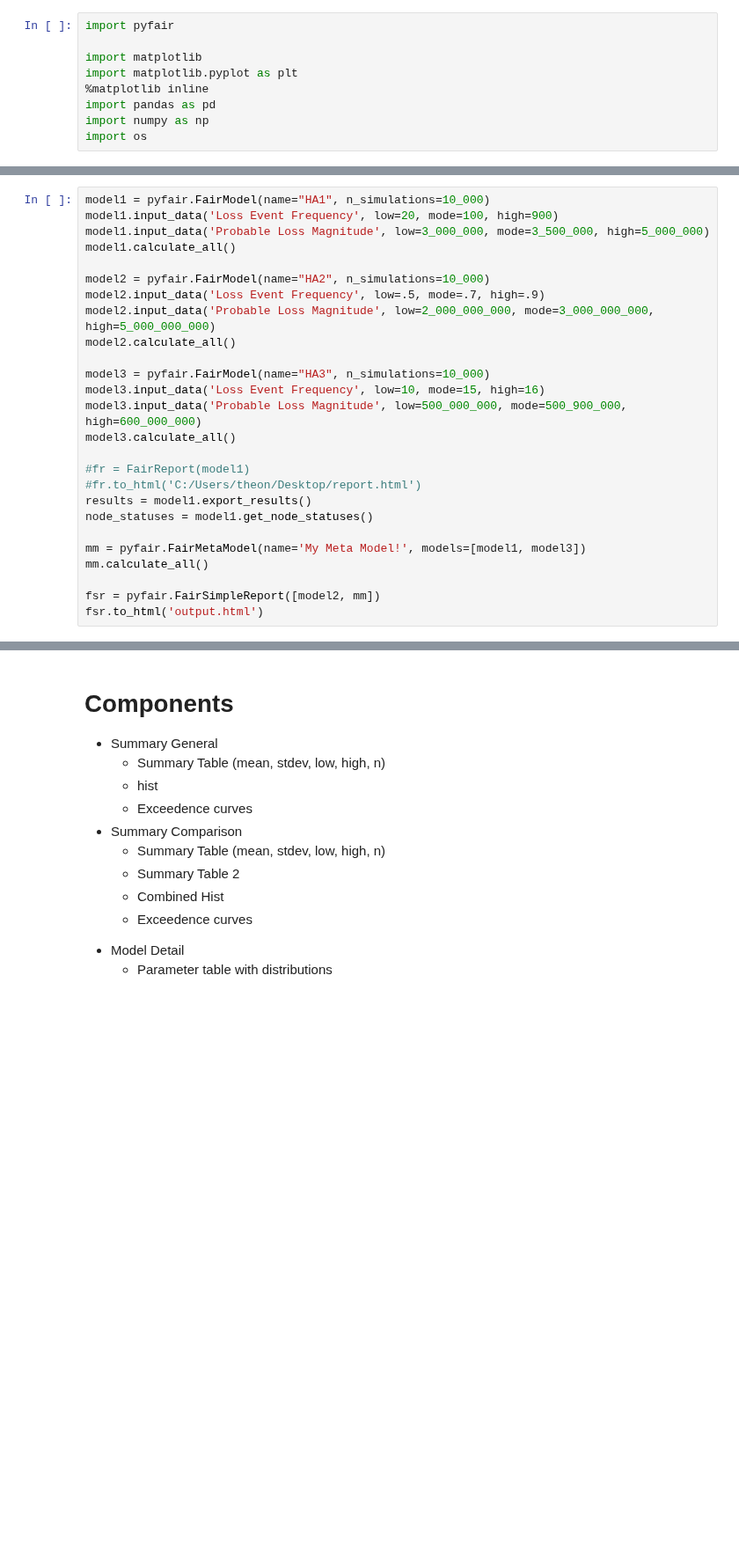
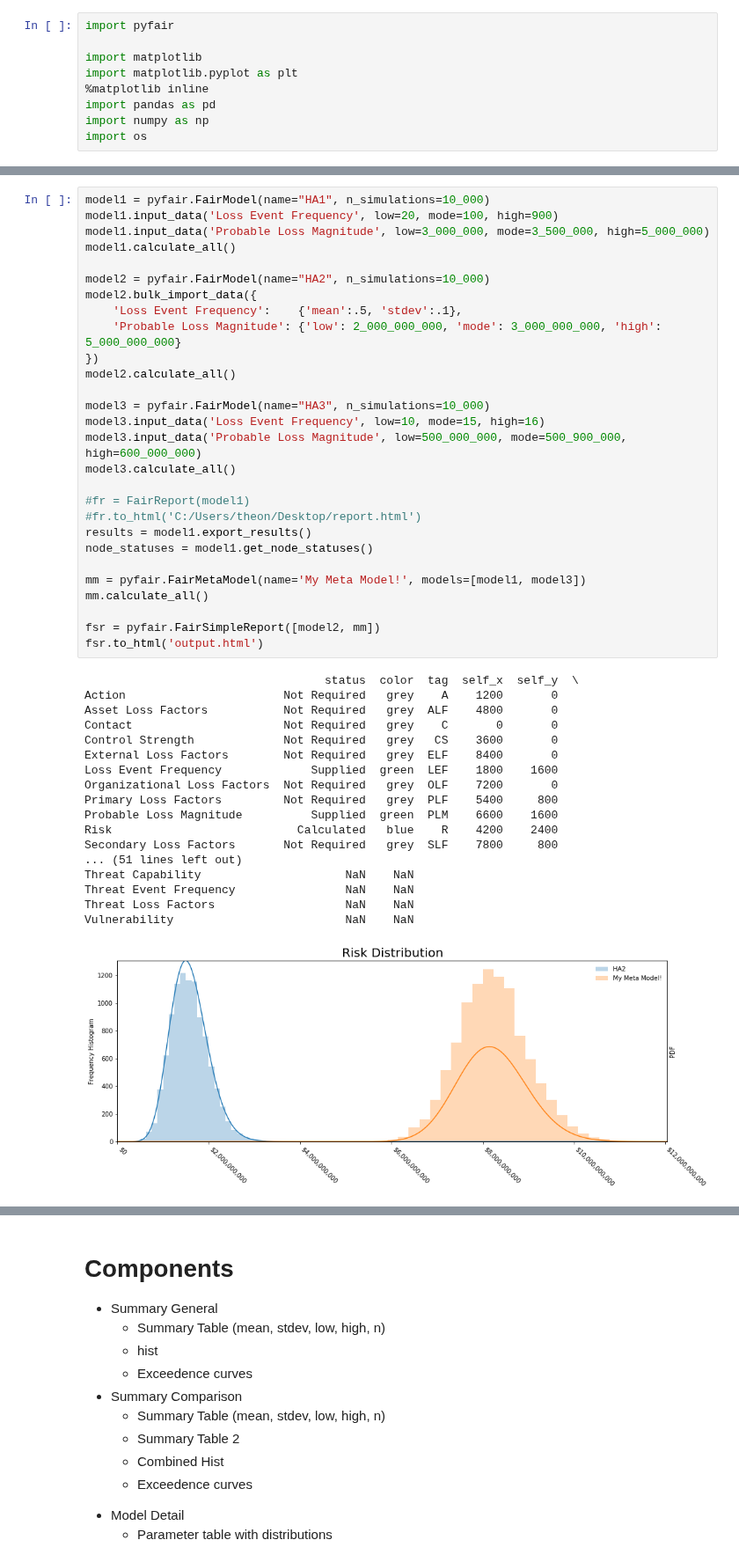
Before and after one commit to Hive-Systems/pyfair, a Jupyter notebook: scratch_notebook.ipynb, the cells around one changed output, grey strips where cells are left out. Shown at 88% size. Saved outputs shown, nothing was run; the diff lists cells and outputs as text; blank space fills up the shorter version.

```diff
--- a/scratch_notebook.ipynb
+++ b/scratch_notebook.ipynb
@@ -14,26 +33,47 @@ ModuleNotFoundError: No module named 'pyfair.model.model_dependency'
 # %%
 model1 = pyfair.FairModel(name="HA1", n_simulations=10_000)
 model1.input_data('Loss Event Frequency', low=20, mode=100, high=900)
 model1.input_data('Probable Loss Magnitude', low=3_000_000, mode=3_500_000, high=5_000_000)
 model1.calculate_all()
 
 model2 = pyfair.FairModel(name="HA2", n_simulations=10_000)
-model2.input_data('Loss Event Frequency', low=.5, mode=.7, high=.9)
-model2.input_data('Probable Loss Magnitude', low=2_000_000_000, mode=3_000_000_000, high=5_000_000_000)
+model2.bulk_import_data({
+    'Loss Event Frequency':    {'mean':.5, 'stdev':.1},
+    'Probable Loss Magnitude': {'low': 2_000_000_000, 'mode': 3_000_000_000, 'high': 5_000_000_000}
+})
 model2.calculate_all()
 
 model3 = pyfair.FairModel(name="HA3", n_simulations=10_000)
 model3.input_data('Loss Event Frequency', low=10, mode=15, high=16)
 model3.input_data('Probable Loss Magnitude', low=500_000_000, mode=500_900_000, high=600_000_000)
 model3.calculate_all()
 
 #fr = FairReport(model1)
 #fr.to_html('C:/Users/theon/Desktop/report.html')
 results = model1.export_results()
 node_statuses = model1.get_node_statuses()
 
 mm = pyfair.FairMetaModel(name='My Meta Model!', models=[model1, model3])
 mm.calculate_all()
 
 fsr = pyfair.FairSimpleReport([model2, mm])
 fsr.to_html('output.html')
+# %% [output]
+                                   status  color  tag  self_x  self_y  \
+Action                       Not Required   grey    A    1200       0
+Asset Loss Factors           Not Required   grey  ALF    4800       0
+Contact                      Not Required   grey    C       0       0
+Control Strength             Not Required   grey   CS    3600       0
+External Loss Factors        Not Required   grey  ELF    8400       0
+Loss Event Frequency             Supplied  green  LEF    1800    1600
+Organizational Loss Factors  Not Required   grey  OLF    7200       0
+Primary Loss Factors         Not Required   grey  PLF    5400     800
+Probable Loss Magnitude          Supplied  green  PLM    6600    1600
+Risk                           Calculated   blue    R    4200    2400
+Secondary Loss Factors       Not Required   grey  SLF    7800     800
+... (51 lines left out)
+Threat Capability                     NaN    NaN
+Threat Event Frequency                NaN    NaN
+Threat Loss Factors                   NaN    NaN
+Vulnerability                         NaN    NaN
+[figure, added]
```
Also changed, not shown: parts of 3 cells of this notebook, 11 other files.
